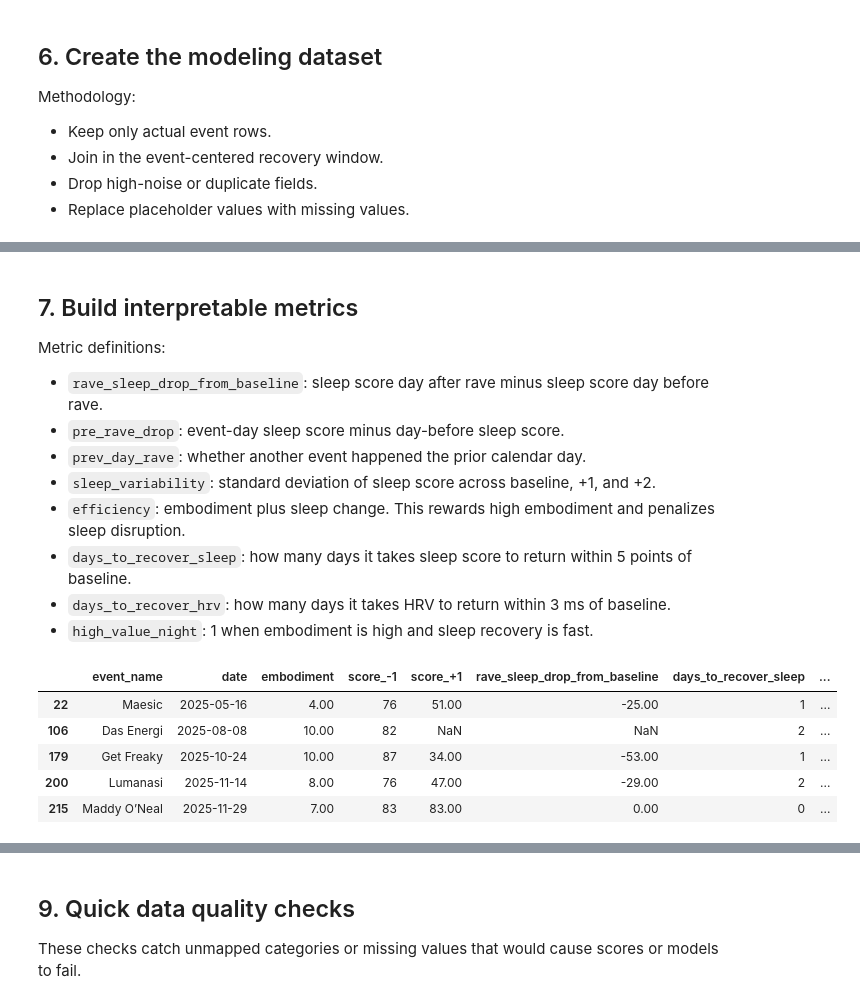
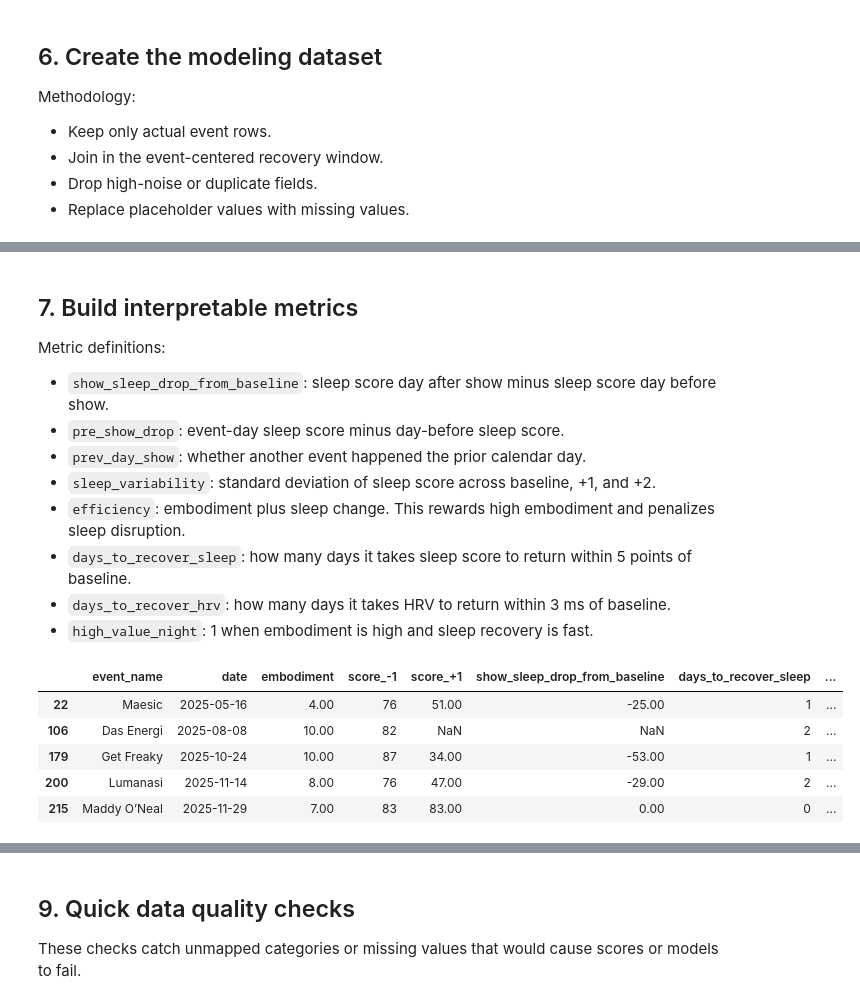
Before and after one commit to michellehand/event-intensity-sleep-recovery-analysis, a Jupyter notebook: Music_Health_NTB_Simplified_Methodology_Models.ipynb, the cells around one changed output, grey strips where cells are left out. Cells and saved outputs as stored; diff of their text form; code cells hidden in the pictures.

```diff
--- a/Rave_Health_NTB_Simplified_Methodology_Models.ipynb
+++ b/Music_Health_NTB_Simplified_Methodology_Models.ipynb
@@ -142,7 +142,7 @@ sleep["date"].min(), sleep["date"].max(), sleep["date"].nunique()
 
 This creates one daily table with both event fields and health/sleep fields.
 # %%
-daily = pd.merge(rave_raw, sleep, on="date", how="outer")
+daily = pd.merge(show_raw, sleep, on="date", how="outer")
 
 daily = daily.sort_values("date").reset_index(drop=True)
 
@@ -230,14 +230,14 @@ Methodology:
 - Drop high-noise or duplicate fields.
 - Replace placeholder values with missing values.
 # %%
-rave_with_window = pd.merge(daily, wide, on="date", how="left")
+show_with_window = pd.merge(daily, wide, on="date", how="left")
 
-rave_df = rave_with_window.loc[rave_with_window["rave"] == 1].copy()
+show_df = show_with_window.loc[show_with_window["show"] == 1].copy()
 
-rave_df = rave_df.drop(columns=[
+show_df = show_df.drop(columns=[
     "interactions_(others)",
     "interactions_(you)",
-    "rave",
+    "show",
     "score",
     "bedtime",
     "wake_time",
@@ -256,9 +256,9 @@ rave_df = rave_df.drop(columns=[
     "bedtime_hour_adj"
 ], errors="ignore")
 
-rave_df = rave_df.replace("--", pd.NA)
+show_df = show_df.replace("--", pd.NA)
 
-rave_df.head()
+show_df.head()
 # %% [output]
 |  | event_name | crowd_size | date | density | embodiment | energy_before | event_type | genre | ... |
 | 22 | Maesic | Small | 2025-05-16 | Spacious | 4.00 | 8.00 | Warehouse | NaN | ... |
@@ -270,9 +270,9 @@ rave_df.head()
 ## 7. Build interpretable metrics
 
 Metric definitions:
-- `rave_sleep_drop_from_baseline`: sleep score day after rave minus sleep score day before rave.
-- `pre_rave_drop`: event-day sleep score minus day-before sleep score.
-- `prev_day_rave`: whether another event happened the prior calendar day.
+- `show_sleep_drop_from_baseline`: sleep score day after show minus sleep score day before show.
+- `pre_show_drop`: event-day sleep score minus day-before sleep score.
+- `prev_day_show`: whether another event happened the prior calendar day.
 - `sleep_variability`: standard deviation of sleep score across baseline, +1, and +2.
 - `efficiency`: embodiment plus sleep change. This rewards high embodiment and penalizes sleep disruption.
 - `days_to_recover_sleep`: how many days it takes sleep score to return within 5 points of baseline.
@@ -284,16 +284,16 @@ numeric_exclusions = [
     "bedtime_-1", "bedtime_+0", "bedtime_+1", "bedtime_+2", "bedtime_+3"
 ]
 
-numeric_cols = [col for col in rave_df.columns if col not in numeric_exclusions]
+numeric_cols = [col for col in show_df.columns if col not in numeric_exclusions]
 
-rave_df[numeric_cols] = rave_df[numeric_cols].apply(pd.to_numeric, errors="coerce")
+show_df[numeric_cols] = show_df[numeric_cols].apply(pd.to_numeric, errors="coerce")
 
-rave_df["rave_sleep_drop_from_baseline"] = rave_df["score_+1"] - rave_df["score_-1"]
-rave_df["pre_rave_drop"] = rave_df["score_+0"] - rave_df["score_-1"]
-rave_df["prev_day_rave"] = rave_df["date"].diff().dt.days == 1
+show_df["show_sleep_drop_from_baseline"] = show_df["score_+1"] - show_df["score_-1"]
+show_df["pre_show_drop"] = show_df["score_+0"] - show_df["score_-1"]
+show_df["prev_day_show"] = show_df["date"].diff().dt.days == 1
 
-rave_df["sleep_variability"] = rave_df[["score_-1", "score_+1", "score_+2"]].std(axis=1)
-rave_df["efficiency"] = rave_df["embodiment"] + rave_df["rave_sleep_drop_from_baseline"]
+show_df["sleep_variability"] = show_df[["score_-1", "score_+1", "score_+2"]].std(axis=1)
+show_df["efficiency"] = show_df["embodiment"] + show_df["show_sleep_drop_from_baseline"]
 
 def days_to_recover(row, baseline_col, recovery_cols, tolerance):
     baseline = row[baseline_col]
@@ -307,44 +307,44 @@ def days_to_recover(row, baseline_col, recovery_cols, tolerance):
 
     return len(recovery_cols)
 
-rave_df["days_to_recover_sleep"] = rave_df.apply(
+show_df["days_to_recover_sleep"] = show_df.apply(
     lambda row: days_to_recover(
         row,
         baseline_col="score_-1",
         recovery_cols=["score_+1", "score_+2", "score_+3"],
         tolerance=5
     ),
     axis=1
 )
 
-rave_df["days_to_recover_hrv"] = rave_df.apply(
+show_df["days_to_recover_hrv"] = show_df.apply(
     lambda row: days_to_recover(
         row,
         baseline_col="hrv_status_-1",
         recovery_cols=["hrv_status_+1", "hrv_status_+2", "hrv_status_+3"],
         tolerance=3
     ),
     axis=1
 )
 
-rave_df["high_value_night"] = (
-    (rave_df["embodiment"] >= 9) &
-    (rave_df["days_to_recover_sleep"] <= 1)
+show_df["high_value_night"] = (
+    (show_df["embodiment"] >= 9) &
+    (show_df["days_to_recover_sleep"] <= 1)
 ).astype(int)
 
-rave_df[[
+show_df[[
     "event_name",
     "date",
     "embodiment",
     "score_-1",
     "score_+1",
-    "rave_sleep_drop_from_baseline",
+    "show_sleep_drop_from_baseline",
     "days_to_recover_sleep",
     "days_to_recover_hrv",
     "high_value_night"
 ]].head()
 # %% [output]
-|  | event_name | date | embodiment | score_-1 | score_+1 | rave_sleep_drop_from_baseline | days_to_recover_sleep | ... |
+|  | event_name | date | embodiment | score_-1 | score_+1 | show_sleep_drop_from_baseline | days_to_recover_sleep | ... |
 | 22 | Maesic | 2025-05-16 | 4.00 | 76 | 51.00 | -25.00 | 1 | ... |
 | 106 | Das Energi | 2025-08-08 | 10.00 | 82 | NaN | NaN | 2 | ... |
 | 179 | Get Freaky | 2025-10-24 | 10.00 | 87 | 34.00 | -53.00 | 1 | ... |
```
Also changed, not shown: parts of 22 cells of this notebook.
